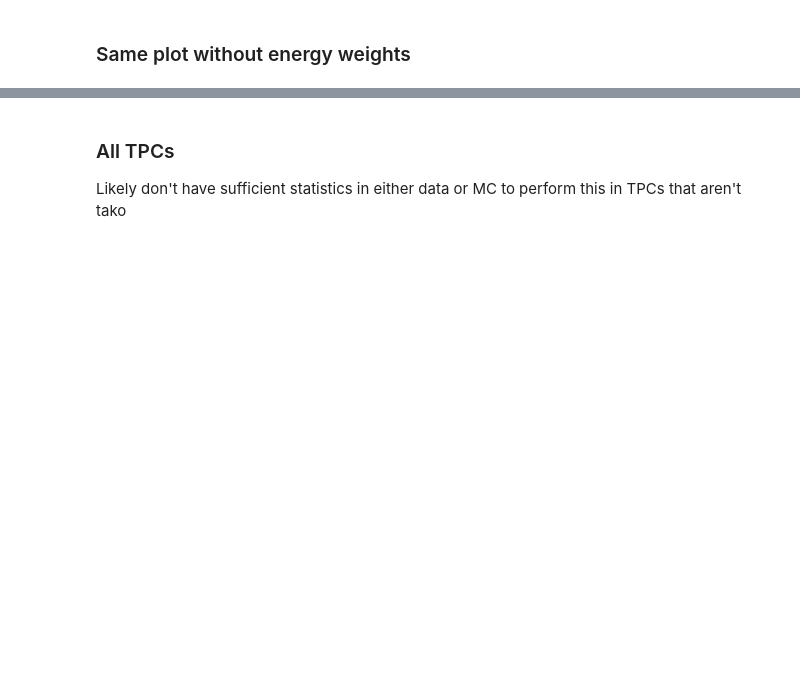
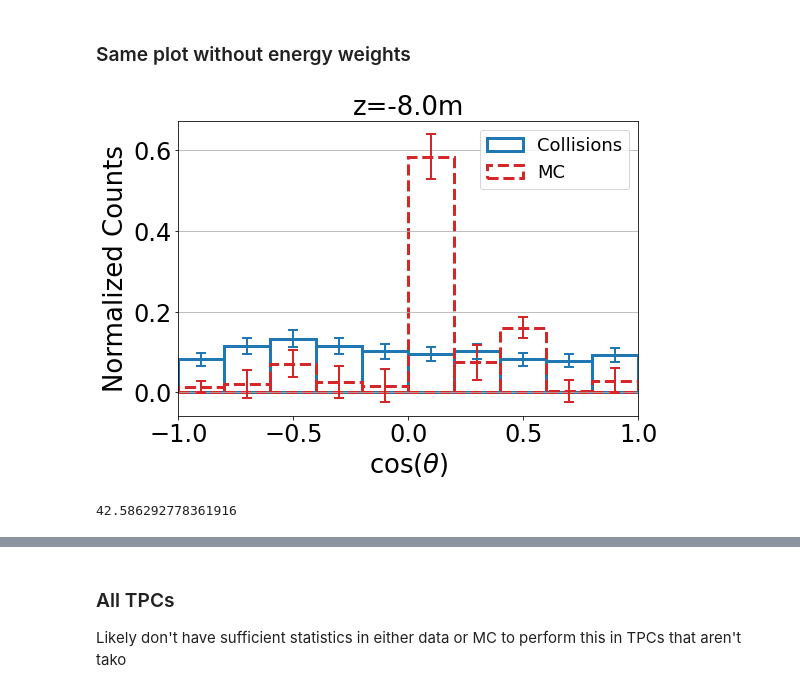
Before and after one commit to jschuel/jeff_workspace, a Jupyter notebook: analysis/phase3/with_sim/new_angular_analysis.ipynb, the cells around one changed output, grey strips where cells are left out. Drawn from its saved outputs; the diff is of its cells as text; code cells hidden in the pictures; blank space fills up the shorter version.

```diff
--- a/analysis/phase3/with_sim/new_angular_analysis.ipynb
+++ b/analysis/phase3/with_sim/new_angular_analysis.ipynb
@@ -24,0 +14,4 @@ tako 105
+# %%
+### bigChip = True expands size of MC chip. USE FALSE for data/MC normalization!
+
+a = new_analysis.analysis(E_cut = 8, bigChip = False)
@@ -742,7 +690,7 @@ center = [xmin +(width*i)+width/2 for i in range(0,nbins-1)]
 #pos = ['z=-5.5m', 'z=-8.0m', 'z=-14m']#
 #tpcs = ['palila', 'iiwi', 'tako', 'nene', 'elepaio', 'humu']
 #pos = ['z=-5.5m', 'z=+6.5m', 'z=-8.0m', 'z=+14m', 'z=-14m', 'z=+16m']
-tpcs = ['tako']
+tpcs = ['humu']
 pos = ['z=-8.0m']
 plt.figure(figsize = (8,15))
 i=1
@@ -823,36 +771,40 @@ for tpc in tpcs:
     n3 = (test_MC['ones']*(test_MC['scaled_energy']/test_MC['reco_energy']))
     d3 = (test_MC['ones']*(test_MC['scaled_energy']/test_MC['reco_energy'])).sum()
     err3 = 1/d3*np.sqrt(test_MC['ones']*(test_MC['scaled_energy']**2/test_MC['reco_energy']**2).mean())
     #n3 = (test_MC['ones'])
     #d3 = (test_MC['ones']).sum()
     #err3 = 1/d3*np.sqrt(test_MC['ones'])
     #p3 = plt.bar(center,n3*len(study_period)/100,yerr=err3*d3*len(study_period)/100,width = width, label = 'MC', fc = 'None', ec = 'lime',lw=3, linestyle = 'dashed', error_kw=dict(ecolor='lime', lw=2, capsize=5, capthick=2))
     p3 = plt.bar(center,n3/d3,yerr=err3,width = width, label = 'MC', fc = 'None', ec = 'tab:red',lw=3, linestyle = 'dashed', error_kw=dict(ecolor='tab:red', lw=2, capsize=5, capthick=2))
 
     #Plot 4: Direct MC hotspot
     n4 = (test_MC3['ones']*(test_MC3['scaled_energy']/test_MC3['reco_energy']))
     d4 = (test_MC3['ones']*(test_MC3['scaled_energy']/test_MC3['reco_energy'])).sum()
     err4 = 1/d4*np.sqrt(test_MC3['ones']*(test_MC3['scaled_energy']**2/test_MC3['reco_energy']**2).mean())
-    #p4 = plt.bar(center,n4/d4,yerr=err4,width = width, label = 'MC Hotspot', fc = 'None', ec = 'tab:red',lw=3, linestyle = 'dashed', error_kw=dict(ecolor='tab:red', lw=2, capsize=5, capthick=2))
+    #p4 = plt.bar(center,n4/d4,yerr=err4,width = width, label = 'MC Hotspot', fc = 'None', ec = 'tab:green',lw=3, linestyle = 'dashed', error_kw=dict(ecolor='tab:red', lw=2, capsize=5, capthick=2))
 
     #plt.hlines(0,0,1,color = 'k')
     plt.ylabel(r'Normalized Counts')
     #plt.ylabel('Scaled Counts')
     plt.xlabel(r'$\cos(\theta)$')
     plt.xlim(xmin,xmax)
     #plt.ylim(-0.03,0.35)
     plt.title(pos[j-1])
     plt.legend(handles = [p1,p3],ncol=1)
     plt.grid(axis='y')
 
     j+=1
     i+=1
 plt.tight_layout()
 #plt.savefig("angular_distribution.jpg")
 plt.show()
 #np.sqrt((test_err/test['track_energy'].sum())**2+(test_MC_err/test_MC['reco_energy'].sum())**2)
+# %% [output]
+[figure, added]
 # %%
 d3
+# %% [output]
+42.586292778361916
 # %%
 import array
 def perform_root_chi2_test(data1,data2,err1,err2,xmin = xmin, xmax = xmax):
```
Also changed, not shown: parts of 13 cells of this notebook, 15 other files.
